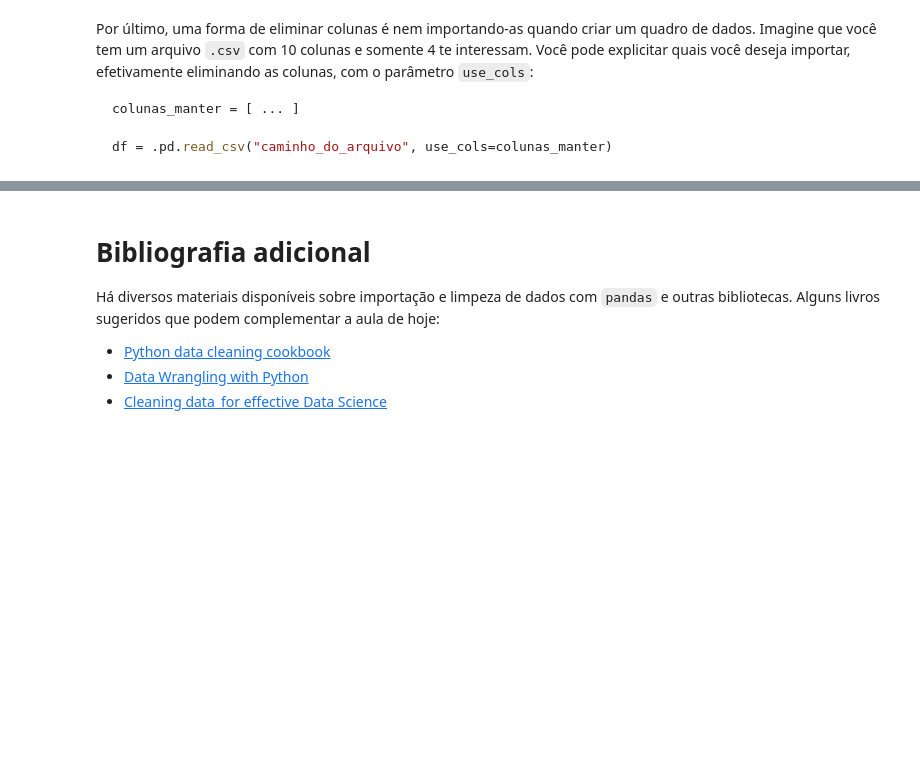
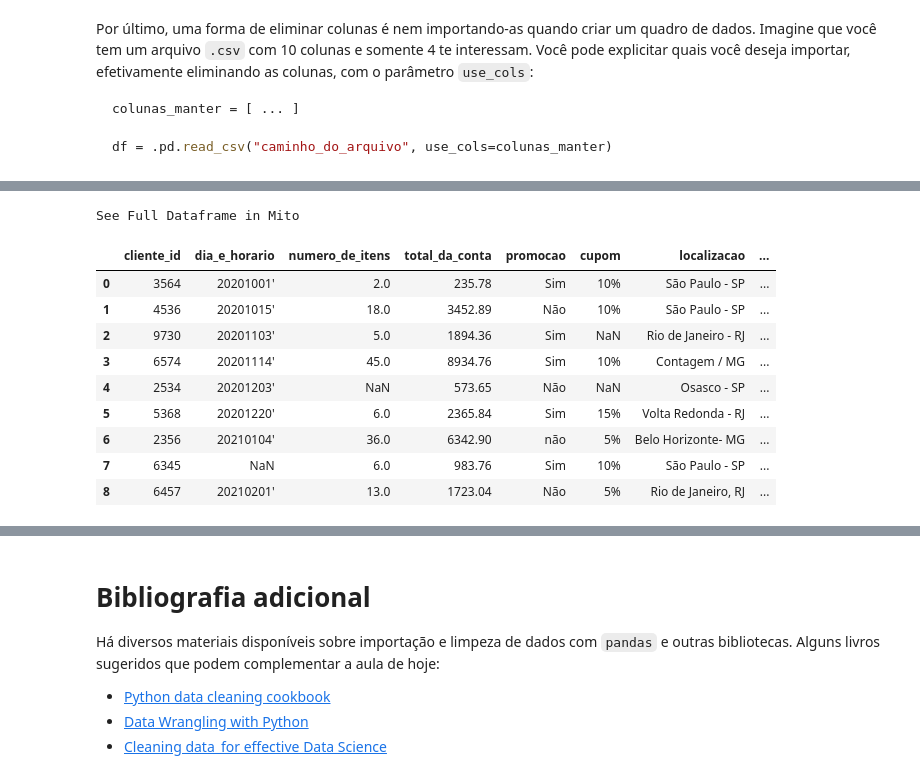
Before and after one commit to fellipemartins/python_curso, a Jupyter notebook: Aula 05 - importando e limpando dados.ipynb, the cells around one changed output, grey strips where cells are left out. Drawn from its saved outputs; the diff is of its cells as text; code cells hidden in the pictures; blank space fills up the shorter version.

```diff
--- a/Aula 05 - importando e limpando dados.ipynb
+++ b/Aula 05 - importando e limpando dados.ipynb
@@ -2514,0 +2954,9 @@ df = .pd.read_csv("caminho_do_arquivo", use_cols=colunas_manter)
+# %%
+def real_para_float(x):
+    x = (x
+         .replace(" ", "")
+         .replace("R$","")
+         .replace(".", "")
+         .replace(",", ".")
+        )
+    return float(x)
@@ -2514,0 +2978,6 @@ df = .pd.read_csv("caminho_do_arquivo", use_cols=colunas_manter)
+# %%
+df.total_da_conta = (df.total_da_conta
+                     .apply(real_para_float)
+                    )
+
+df.total_da_conta
@@ -2514,0 +2995,17 @@ df = .pd.read_csv("caminho_do_arquivo", use_cols=colunas_manter)
+# %%
+# cliente_id <- limpa!
+# compras_anteriores <- limpa!
+# total_da_conta <- limpa!
+df
+# %% [output]
+See Full Dataframe in Mito
+|  | cliente_id | dia_e_horario | numero_de_itens | total_da_conta | promocao | cupom | localizacao | ... |
+| 0 | 3564 | 20201001' | 2.0 | 235.78 | Sim | 10% | São Paulo - SP | ... |
+| 1 | 4536 | 20201015' | 18.0 | 3452.89 | Não | 10% | São Paulo - SP | ... |
+| 2 | 9730 | 20201103' | 5.0 | 1894.36 | Sim | NaN | Rio de Janeiro - RJ | ... |
+| 3 | 6574 | 20201114' | 45.0 | 8934.76 | Sim | 10% | Contagem / MG | ... |
+| 4 | 2534 | 20201203' | NaN | 573.65 | Não | NaN | Osasco - SP | ... |
+| 5 | 5368 | 20201220' | 6.0 | 2365.84 | Sim | 15% | Volta Redonda - RJ | ... |
+| 6 | 2356 | 20210104' | 36.0 | 6342.90 | não | 5% | Belo Horizonte- MG | ... |
+| 7 | 6345 | NaN | 6.0 | 983.76 | Sim | 10% | São Paulo - SP | ... |
+| 8 | 6457 | 20210201' | 13.0 | 1723.04 | Não | 5% | Rio de Janeiro, RJ | ... |
```
Also changed, not shown: parts of 109 cells of this notebook, 4 other files.
